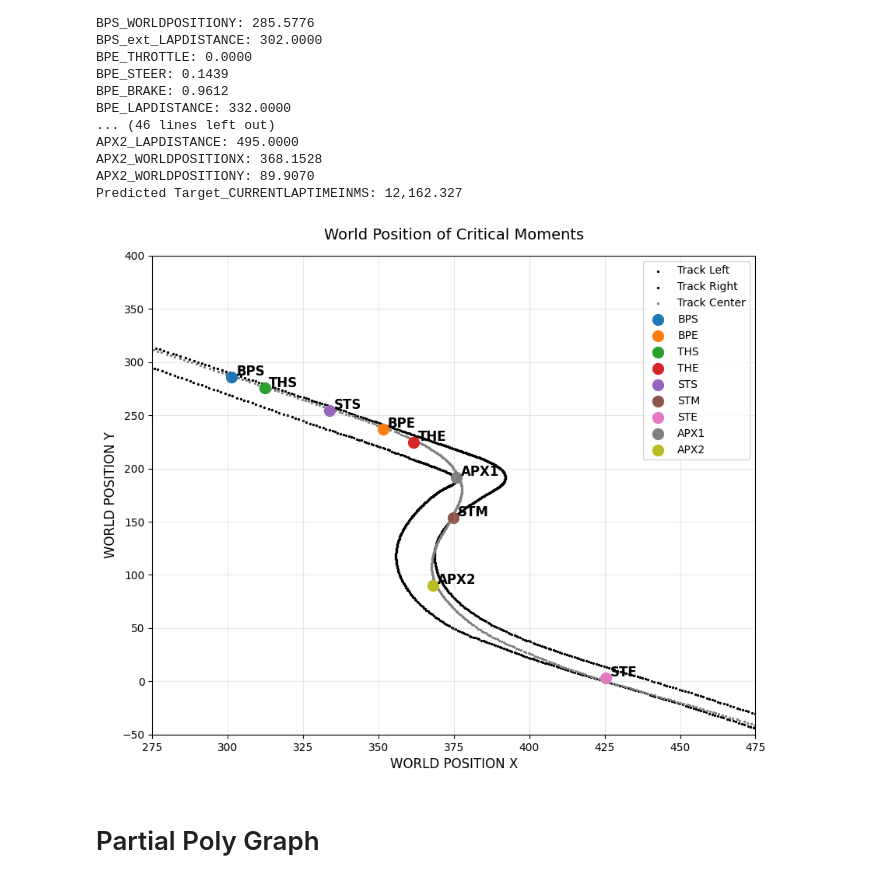
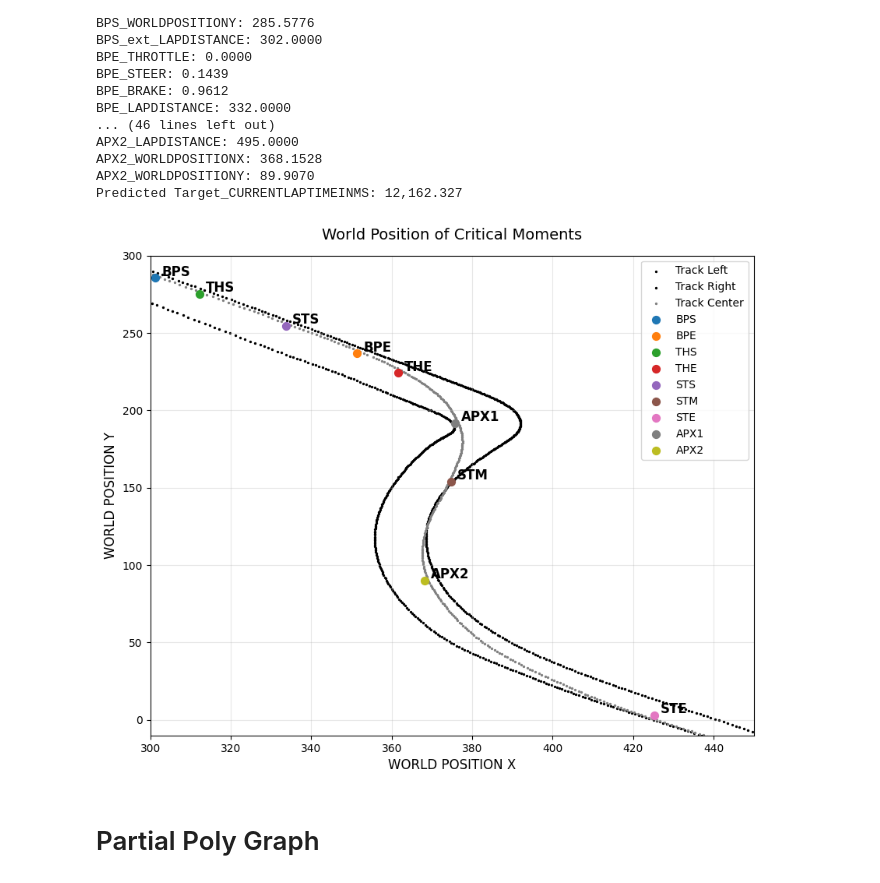
Before and after one commit to muhaseeb34/Data3001-Modelling-2, a Jupyter notebook: Muhammad-mutual_info-VIF-SVR.ipynb, the cells around one changed output. Drawn from its saved outputs; the diff is of its cells as text; code cells hidden in the pictures.

```diff
--- a/Muhammad-mutual_info-VIF-SVR.ipynb
+++ b/Muhammad-mutual_info-VIF-SVR.ipynb
@@ -342,37 +344,37 @@ for p in prefixes:
     y_col = f"{p}_WORLDPOSITIONY"
 
     if x_col in row and y_col in row:
         points[p] = (float(row[x_col]), float(row[y_col]))
 
 plt.figure(figsize=(10, 8))
 f = 100000
 # Track boundaries/centerline
 plt.scatter(track_left.loc[track_left["FRAME"] <= f,  "WORLDPOSX"],
             track_left.loc[track_left["FRAME"] <= f,  "WORLDPOSY"],
             s=2, color="black", label="Track Left")
 plt.scatter(track_right.loc[track_right["FRAME"] <= f, "WORLDPOSX"],
             track_right.loc[track_right["FRAME"] <= f, "WORLDPOSY"],
             s=2, color="black", label="Track Right")
 plt.scatter(track_line.loc[track_line["FRAME"] <= f,  "WORLDPOSX"],
             track_line.loc[track_line["FRAME"] <= f,  "WORLDPOSY"],
             s=2, color="gray",  label="Track Center")
 
 # Plot setup
 for name, (x, y) in points.items():
-    plt.scatter(x, y, s=100, label=name)
+    plt.scatter(x, y, s=50, label=name)
     plt.text(x + 1.5, y + 1.5, name, fontsize=12, weight="bold")
 
 # Styling
 plt.xlabel("WORLD POSITION X", fontsize=12)
 plt.ylabel("WORLD POSITION Y", fontsize=12)
 plt.title("World Position of Critical Moments", fontsize=14, pad=15)
 plt.grid(alpha=0.3)
 plt.legend()
-plt.xlim(275, 475)
-plt.ylim(-50, 400)
+plt.xlim(300, 450)
+plt.ylim(-10, 300)
 plt.show()
 # %% [output]
-[figure, old version]
+[figure, new version]
 # %% [markdown]
 # Partial Poly Graph
 # %%
```
Also changed, not shown: parts of 1 cell of this notebook.
